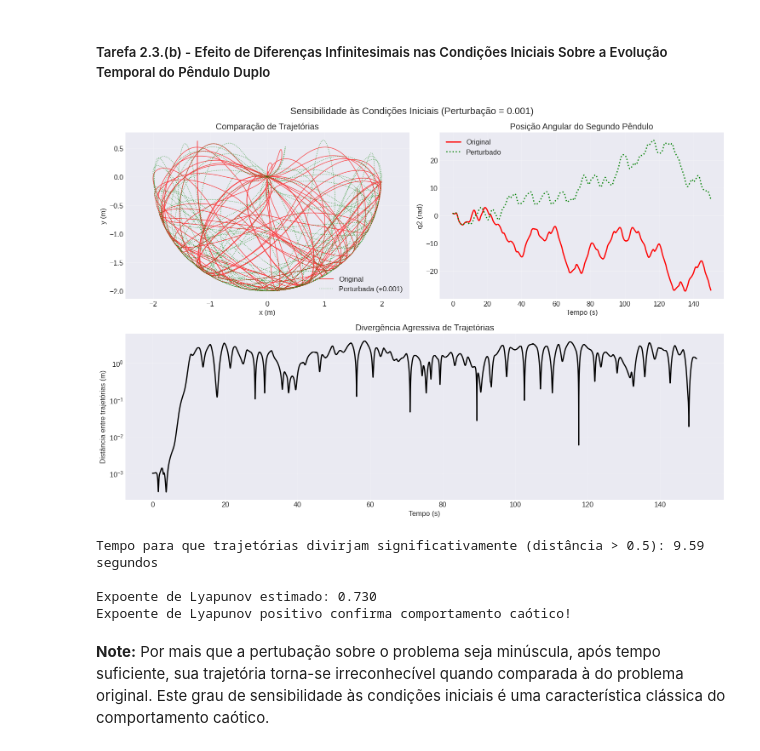
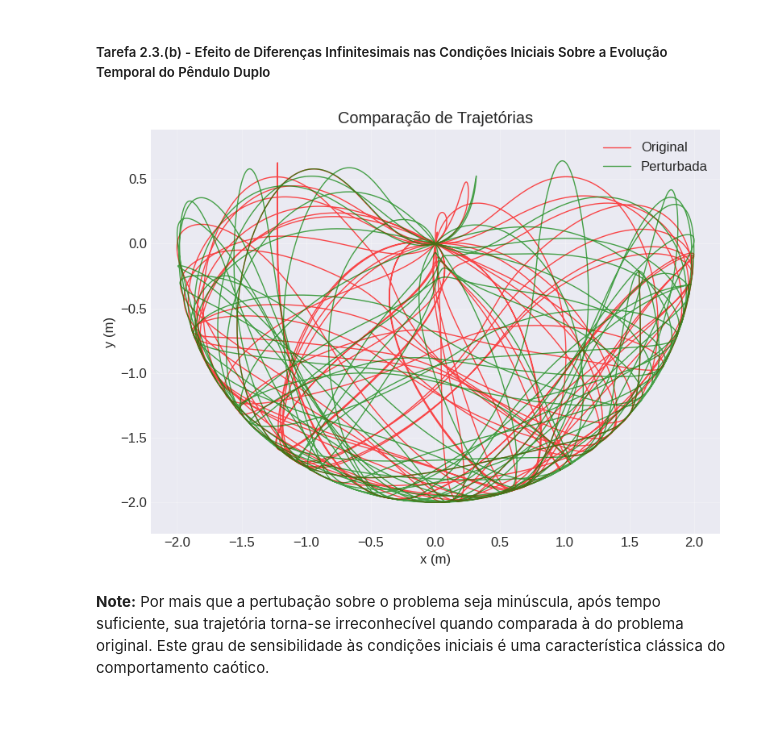
Before and after one commit to cody-setti/Trabalhos_MNED, a Jupyter notebook: T2/codigo/codigo-T2-MNED.ipynb, the cells around one changed output. Cells and saved outputs as stored; diff of their text form; code cells hidden in the pictures; blank space fills up the shorter version.

```diff
--- a/T2/codigo/codigo-T2-MNED.ipynb
+++ b/T2/codigo/codigo-T2-MNED.ipynb
@@ -558,90 +558,38 @@ Ignoring fixed x limits to fulfill fixed data aspect with adjustable data limits
 # %%
 # Condições iniciais originais
 u0_original = u0_dp
 
 # Condições iniciais perturbadas (+0.01 rad à u1)
 perturbation = np.zeros(4)
 perturbation[0] = 0.001
 u0_perturbed = u0_original + perturbation
 
 # Resolução de ambos problemas
 t, U_orig = rk4(double_pendulum_system, u0_original , t_span_dp, h_dp)
 t, U_pert = rk4(double_pendulum_system, u0_perturbed, t_span_dp, h_dp)
 
-# Convert to Cartesian
+# Converter para coordenadas cartesianas
 X1_orig, X2_orig = convert_to_cartesian(U_orig[:,0], U_orig[:,1])
 x1_orig, y1_orig = X1_orig[0], X1_orig[1]
 x2_orig, y2_orig = X2_orig[0], X2_orig[1]
 
 X1_pert, X2_pert = convert_to_cartesian(U_pert[:,0], U_pert[:,1])
 x1_pert, y1_pert = X1_pert[0], X1_pert[1]
 x2_pert, y2_pert = X2_pert[0], X2_pert[1]
 
-# Calcular divergência
-distance = np.sqrt((x2_orig-x2_pert)**2 + (y2_orig-y2_pert)**2)
-
 # Gráficos
-fig = plt.figure(figsize=(15, 10))
-
-# Comparação de trajetórias
-ax1 = plt.subplot(2, 2, 1)
-ax1.plot(x2_orig, y2_orig, 'r-', linewidth=1, alpha=0.7, label='Original')
-ax1.plot(x2_pert, y2_pert, 'g:', linewidth=1, alpha=0.7, label=f'Perturbada (+{perturbation[0]})')
-ax1.set_xlabel('x (m)')
-ax1.set_ylabel('y (m)')
-ax1.set_title('Comparação de Trajetórias')
-ax1.axis('equal')
-ax1.legend()
-ax1.grid(True, alpha=0.3)
-
-# Séries Temporal de Posições
-ax2 = plt.subplot(2, 2, 2)
-ax2.plot(t, U_orig[:,1], 'r-', linewidth=2, label='Original')
-ax2.plot(t, U_pert[:,1], 'g:', linewidth=2, label='Perturbado')
-ax2.set_xlabel('Tempo (s)')
-ax2.set_ylabel('q2 (rad)')
-ax2.set_title('Posição Angular do Segundo Pêndulo')
-ax2.legend()
-ax2.grid(True, alpha=0.3)
-
-# Divergência ao longo do tempo
-ax3 = plt.subplot(2, 1, 2)
-ax3.semilogy(t, distance, 'k-', linewidth=2)
-ax3.set_xlabel('Tempo (s)')
-ax3.set_ylabel('Distância entre trajetórias (m)')
-ax3.set_title('Divergência Agressiva de Trajetórias')
-ax3.grid(True, alpha=0.3)
-#ax3.axhline(y=perturbation, color='g', linestyle='--', label='Pertubação Inicial')
-ax3.legend()
-
-plt.suptitle(f'Sensibilidade às Condições Iniciais (Perturbação = {perturbation[0]})', fontsize=16)
+fig, ax = plt.subplots(figsize=(8, 6))
+ax.plot(x2_orig, y2_orig, 'r-', linewidth=1, alpha=0.7, label='Original')
+ax.plot(x2_pert, y2_pert, 'g-', linewidth=1, alpha=0.7, label=f'Perturbada')
+ax.set_xlabel('x (m)')
+ax.set_ylabel('y (m)')
+ax.set_title(f'Comparação de Trajetórias')
+ax.axis('equal')
+ax.legend()
+ax.grid(True, alpha=0.3)
 plt.tight_layout()
 plt.show()
-
-# Encontrar quando trajetórias divergem significativamente
-significant_divergence_idx = np.where(distance > 0.5)[0]
-if len(significant_divergence_idx) > 0:
-    divergence_time = t[significant_divergence_idx[0]]
-    print(f"Tempo para que trajetórias divirjam significativamente (distância > 0.5): {divergence_time:.2f} segundos")
-
-# Calcular estimativa de expoente de Lyapunov
-# Encontrar região de crescimento linear (tempos cedos)
-early_time_idx = t < 10
-log_distance = np.log(distance[early_time_idx])
-time_early = t[early_time_idx]
-
-# Evitar log(0) começando depois do tempo inicial
-valid_idx = distance[early_time_idx] > 1e-10
-if np.sum(valid_idx) > 10:
-    coeffs = np.polyfit(time_early[valid_idx], log_distance[valid_idx], 1)
-    lyapunov_estimate = coeffs[0]
-    print(f"\nExpoente de Lyapunov estimado: {lyapunov_estimate:.3f}")
-    print("Expoente de Lyapunov positivo confirma comportamento caótico!")
 # %% [output]
-[figure, old version]
+[figure, new version]
-Tempo para que trajetórias divirjam significativamente (distância > 0.5): 9.59 segundos
-
-Expoente de Lyapunov estimado: 0.730
-Expoente de Lyapunov positivo confirma comportamento caótico!
 # %% [markdown]
 **Note:** Por mais que a pertubação sobre o problema seja minúscula, após tempo suficiente, sua trajetória torna-se irreconhecível quando comparada à do problema original. Este grau de sensibilidade às condições iniciais é uma característica clássica do comportamento caótico.
```
Also changed, not shown: parts of 1 cell of this notebook, 9 other files.
